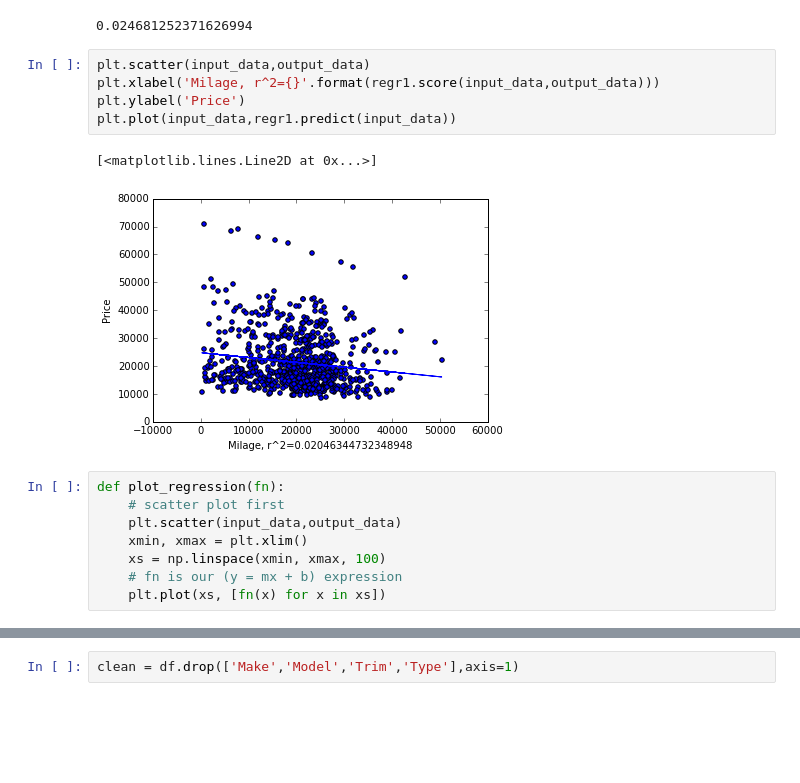
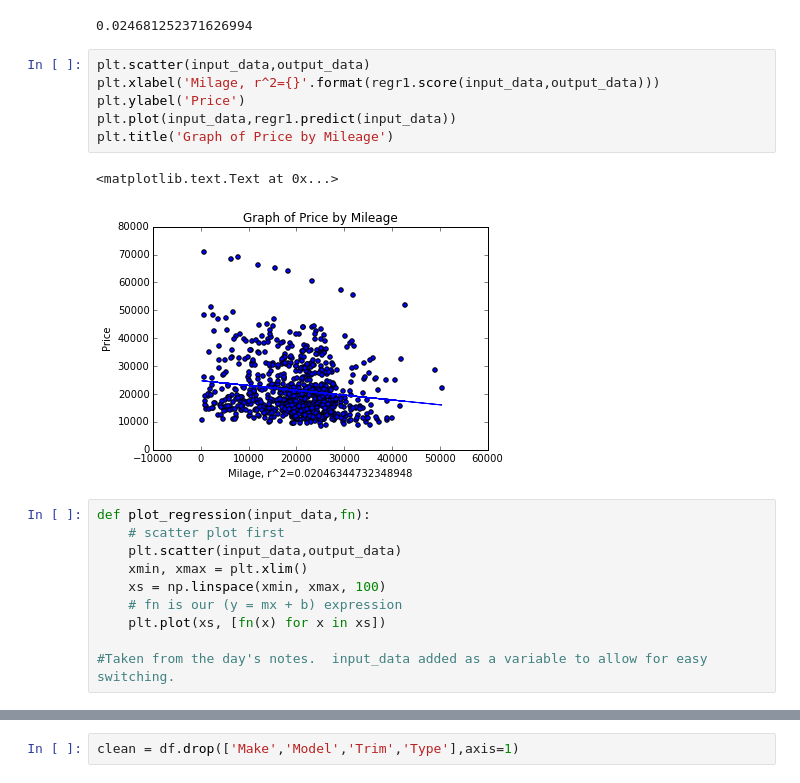
Before and after one commit to Shea-Wolfe/car-linear-regression, a Jupyter notebook: car-worth.ipynb, the cells around one changed output, grey strips where cells are left out. Drawn from its saved outputs; the diff is of its cells as text; blank space fills up the shorter version.

```diff
--- a/car-worth.ipynb
+++ b/car-worth.ipynb
@@ -83,18 +85,21 @@ model.score(input_data,output_data)
 # %%
 plt.scatter(input_data,output_data)
 plt.xlabel('Milage, r^2={}'.format(regr1.score(input_data,output_data)))
 plt.ylabel('Price')
 plt.plot(input_data,regr1.predict(input_data))
+plt.title('Graph of Price by Mileage')
 # %% [output]
-[<matplotlib.lines.Line2D at 0x...>]
+<matplotlib.text.Text at 0x...>
-[figure, old version]
+[figure, new version]
 # %%
-def plot_regression(fn):
+def plot_regression(input_data,fn):
     # scatter plot first
     plt.scatter(input_data,output_data)
     xmin, xmax = plt.xlim()
     xs = np.linspace(xmin, xmax, 100)
     # fn is our (y = mx + b) expression
     plt.plot(xs, [fn(x) for x in xs])
+
+#Taken from the day's notes.  input_data added as a variable to allow for easy switching.
 # %%
 fn = lambda x: model.predict(x)[0]
```
Also changed, not shown: parts of 37 cells of this notebook.
